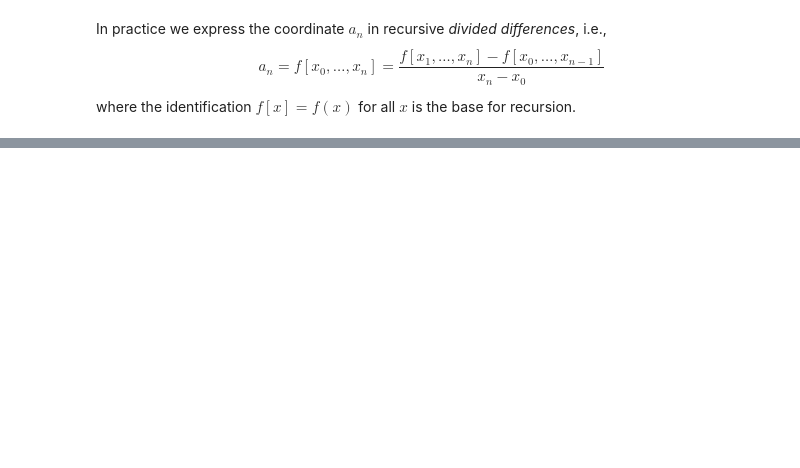
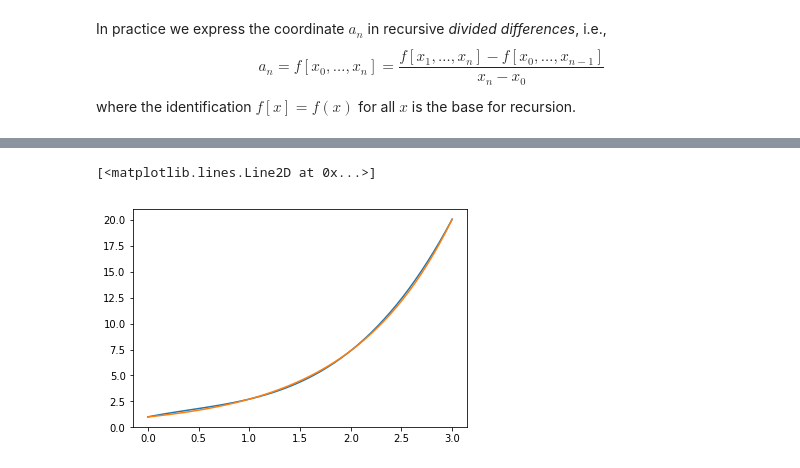
Before and after one commit to coltongrainger/fy18num, a Jupyter notebook: hw4/2018-07-19-interpolation.ipynb, the cells around one changed output, grey strips where cells are left out. Drawn from its saved outputs; the diff is of its cells as text; code cells hidden in the pictures; blank space fills up the shorter version.

Commit message:
Finish interpol write up

```diff
--- a/hw4/2018-07-19-interpolation.ipynb
+++ b/hw4/2018-07-19-interpolation.ipynb
@@ -169,0 +165,11 @@ For example, interpolating $\lambda x \mapsto e^x$ on $[0,3]$ with the generatin
+# %%
+polys = newton_basis(vecx)
+coords = newton_coords(f,vecx)
+start,stop = np.min(vecx),np.max(vecx)
+stiple = np.linspace(start,stop)
+fstiple = [interpol(coords, polys, t) for t in stiple]
+plt.plot(stiple,fstiple)
+plt.plot(stiple,np.array([f(t) for t in stiple]))
+# %% [output]
+[<matplotlib.lines.Line2D at 0x...>]
+[figure, added]
```
Also changed, not shown: parts of 9 cells of this notebook, 2 other files.
